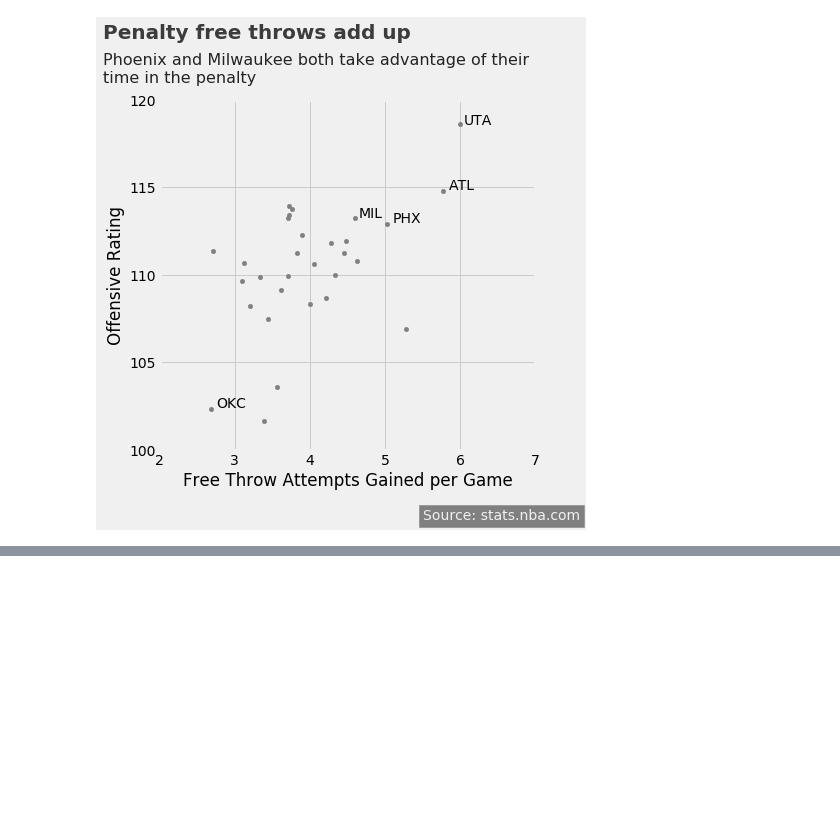
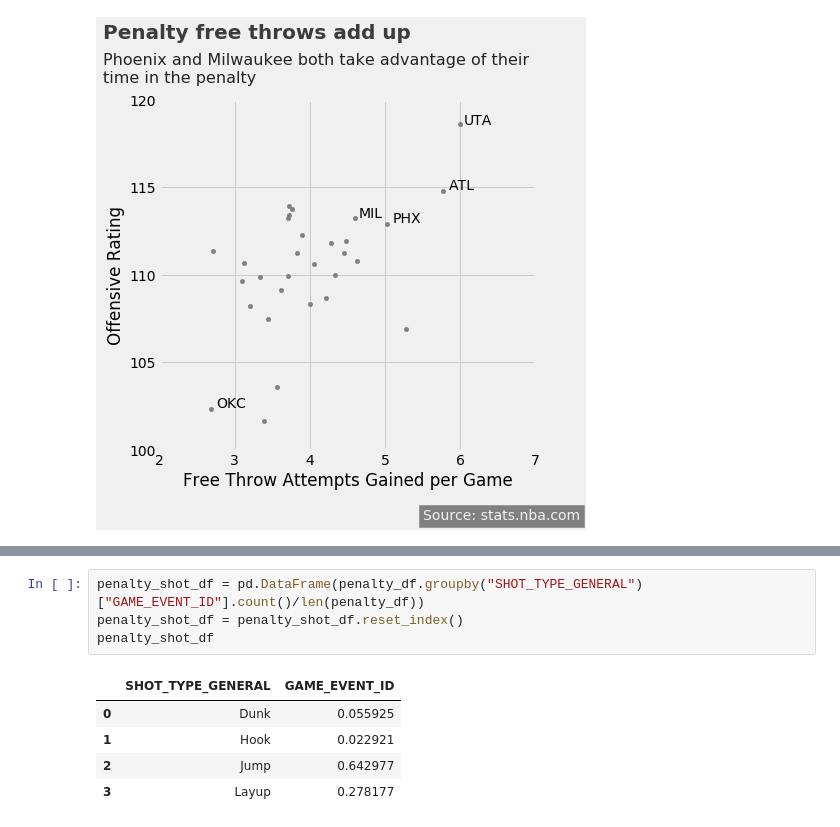
Before and after one commit to basketballrelativity/team-fouls, a Jupyter notebook: exploration.ipynb, the cells around one changed output, grey strips where cells are left out. Saved outputs shown, nothing was run; the diff lists cells and outputs as text; blank space fills up the shorter version.

```diff
--- a/exploration.ipynb
+++ b/exploration.ipynb
@@ -199,0 +262,10 @@ Text(2.75, 102.4, 'OKC')
+# %%
+penalty_shot_df = pd.DataFrame(penalty_df.groupby("SHOT_TYPE_GENERAL")["GAME_EVENT_ID"].count()/len(penalty_df))
+penalty_shot_df = penalty_shot_df.reset_index()
+penalty_shot_df
+# %% [output]
+|  | SHOT_TYPE_GENERAL | GAME_EVENT_ID |
+| 0 | Dunk | 0.055925 |
+| 1 | Hook | 0.022921 |
+| 2 | Jump | 0.642977 |
+| 3 | Layup | 0.278177 |
```
Also changed, not shown: parts of 15 cells of this notebook, 4 other files.
